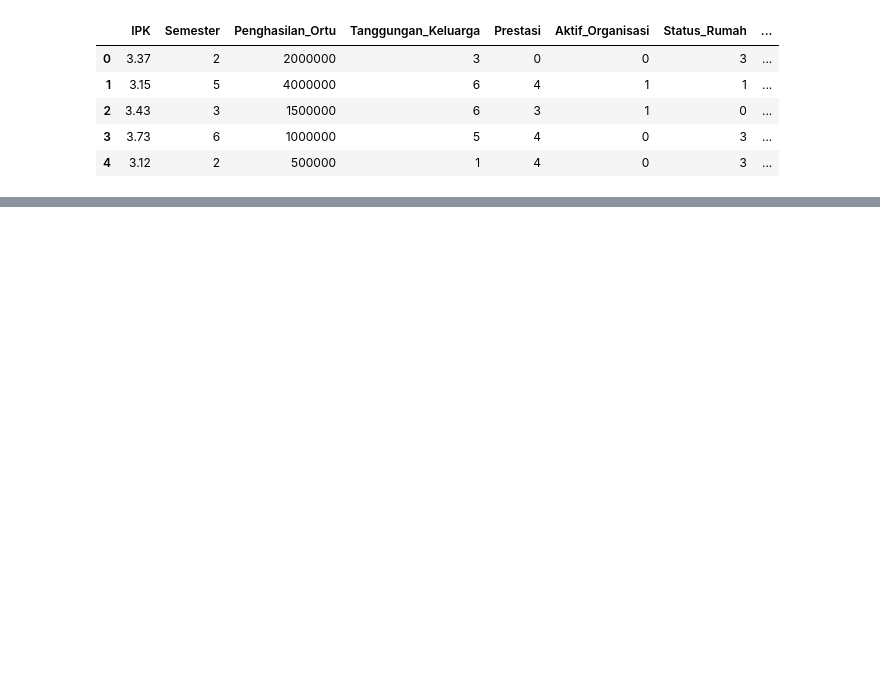
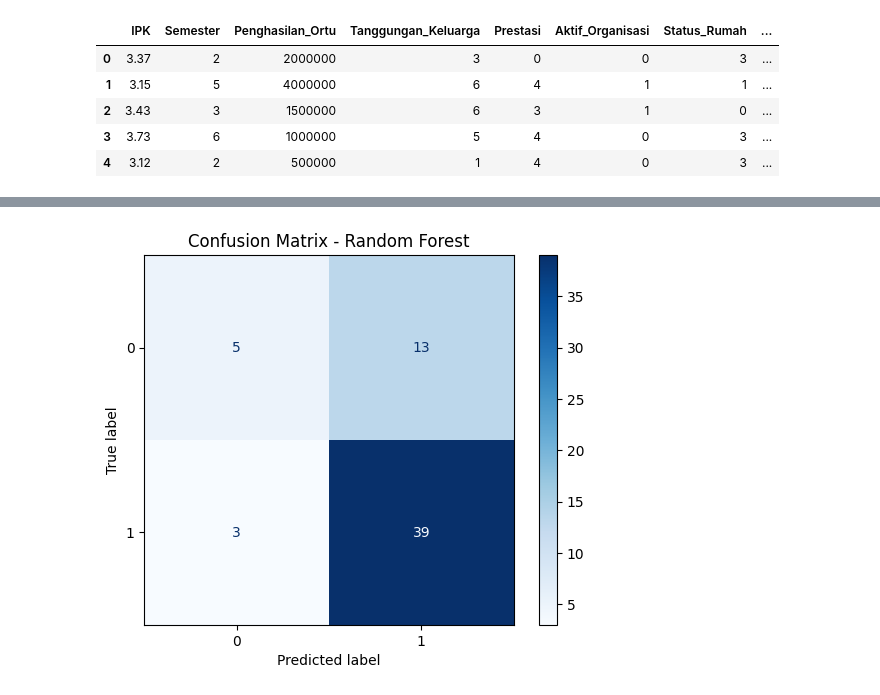
Before and after one commit to rfpmaa/uas-ml, a Jupyter notebook: notebook/UAS_ML.ipynb, the cells around one changed output, grey strips where cells are left out. Cells and saved outputs as stored; diff of their text form; code cells hidden in the pictures; blank space fills up the shorter version.

```diff
--- a/notebook/UAS_ML.ipynb
+++ b/notebook/UAS_ML.ipynb
@@ -130,5 +143,8 @@ Jumlah target: (300,)
 # %%
 from sklearn.model_selection import train_test_split
+
+X = df_model.drop('Diterima_Beasiswa', axis=1)
+y = df_model['Diterima_Beasiswa']
 
 X_train, X_test, y_train, y_test = train_test_split(
     X,
@@ -137,6 +153,6 @@ X_train, X_test, y_train, y_test = train_test_split(
     random_state=42
 )
 
-print("Data Train :", X_train.shape)
-print("Data Test  :", X_test.shape)
+print("X Train :", X_train.shape)
+print("X Test  :", X_test.shape)
 # %% [output]
@@ -144,0 +161,11 @@ Data Test  : (60, 8)
+# %%
+from sklearn.ensemble import RandomForestClassifier
+
+rf = RandomForestClassifier(
+    n_estimators=100,
+    random_state=42
+)
+
+rf.fit(X_train, y_train)
+
+print("Random Forest berhasil dilatih!")
@@ -144,0 +200,15 @@ Data Test  : (60, 8)
+# %%
+from sklearn.metrics import ConfusionMatrixDisplay
+import matplotlib.pyplot as plt
+
+ConfusionMatrixDisplay.from_estimator(
+    rf,
+    X_test,
+    y_test,
+    cmap="Blues"
+)
+
+plt.title("Confusion Matrix - Random Forest")
+plt.show()
+# %% [output]
+[figure, added]
```
Also changed, not shown: parts of 27 cells of this notebook.
